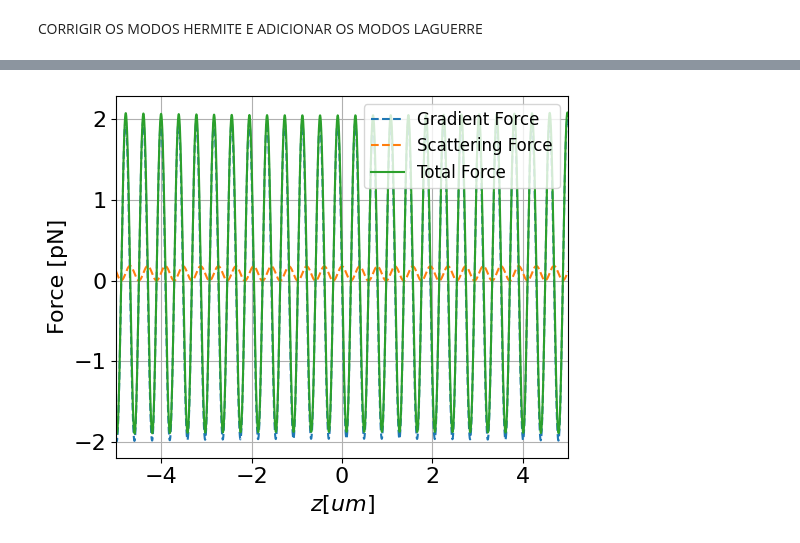
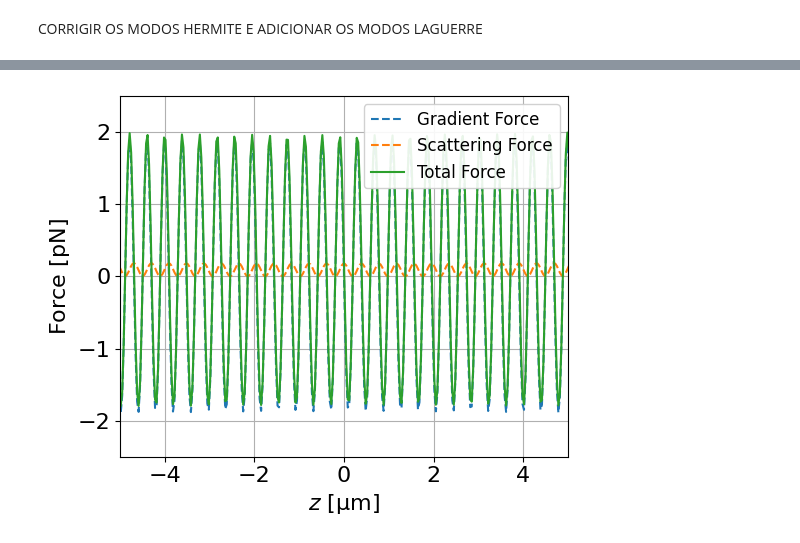
Before and after one commit to Hertz-A/Optical_Tweezers, a Jupyter notebook: forces&field.ipynb, the cells around one changed output, grey strips where cells are left out. Cells and saved outputs as stored; diff of their text form; code cells hidden in the pictures.

```diff
--- a/forces&field.ipynb
+++ b/forces&field.ipynb
@@ -68,7 +68,7 @@ def E(x,y,z):
 # %%
 x = np.linspace(-15*w_0,15*w_0,1000)
 y = np.linspace(-15*w_0,15*w_0,1000)
-z = np.linspace(-5e-6,5e-6,3000)
+z = np.linspace(-50e-6,50e-6,3000)
 E_max = E(0,0,0).real
 
 fig, axs = plt.subplots(2, 3, figsize=(18, 9))
@@ -116,6 +116,7 @@ axs[0,2].set_ylabel("y [w0]")
 axs[1,0].plot(x/w_0,E(x,0,0).real)
 axs[1,0].set_xlabel("x [w_0]")
 axs[1,0].set_ylabel("E [u.n]")
+axs[1,0].set_xlim(-5,5)
 axs[1,0].grid(True)
 
 axs[1,1].plot(y/w_0,E(0,y,0).real)
@@ -144,50 +145,53 @@ F_grad_y = (2*np.pi*n_md*(R**3)/c)*(((m_rri**2)-1)/((m_rri**2)+2))*np.gradient(I
 F_grad_z = (2*np.pi*n_md*(R**3)/c)*(((m_rri**2)-1)/((m_rri**2)+2))*np.gradient(I_z, z)
 
 tamanho_leg = 16
+tamanho_leg_2 = 22
 
-#fig, axs = plt.subplots(1, 3, figsize=(18, 6),sharey=True)
-#fig.suptitle("Force Relations", fontsize=27)
+#fig, axs = plt.subplots(1, 3, figsize=(18, 5.5),sharey=True)
+##fig.suptitle("Force Relations", fontsize=27)
 #
 #axs[0].plot(x/w_0, 10e12*(F_grad_x), label = "Total Force (Gradient)")
 #axs[0].grid(True)
-#axs[0].set_xlabel("x [w0]",fontsize=tamanho_leg)
-#axs[0].set_ylabel("Force [pN]",fontsize=tamanho_leg)
+#axs[0].set_xlabel(r'$x\ \mathrm{[w_0]}$',fontsize=tamanho_leg_2)
+#axs[0].set_ylabel(r'$\text{Force}\ \mathrm{[pN]}$',fontsize=tamanho_leg_2)
 #axs[0].set_xlim(-5,5)
-#axs[0].tick_params(axis='x', labelsize=tamanho_leg)
-#axs[0].tick_params(axis='y', labelsize=tamanho_leg)
+#axs[0].set_ylim(-80,80)
+#axs[0].tick_params(axis='x', labelsize=tamanho_leg_2)
+#axs[0].tick_params(axis='y', labelsize=tamanho_leg_2)
 #
 #axs[1].plot(y/w_0, 10e12*(F_grad_y), label = "Total Force")
 #axs[1].grid(True)
-#axs[1].set_xlabel("y [w0]", fontsize=tamanho_leg)
+#axs[1].set_xlabel(r'$y\ \mathrm{[w_0]}$', fontsize=tamanho_leg_2)
 #axs[1].set_xlim(-5,5)
-#axs[1].tick_params(axis='x', labelsize=tamanho_leg)
+##axs[1].set_ylim(-0.4,0.4)
+#axs[1].tick_params(axis='x', labelsize=tamanho_leg_2)
 #
 #axs[2].plot(z/z_R, 10e12*F_grad_z, '--', label = "Gradient Force")
 #axs[2].plot(z/z_R, 10e12*F_scatt_z,'--', label = "Scattering Force")
 #axs[2].plot(z/z_R, 10e12*(F_grad_z + F_scatt_z), label = "Total Force")
 #axs[2].grid(True)
-#axs[2].set_xlabel("z [zR]", fontsize=tamanho_leg)
+#axs[2].set_xlabel(r'$z\ \mathrm{[z_R]}$', fontsize=tamanho_leg_2)
 #axs[2].set_xlim(-5,5)
-#axs[2].tick_params(axis='x', labelsize=tamanho_leg)
+##axs[2].set_ylim(-0.4,0.4)
+#axs[2].tick_params(axis='x', labelsize=tamanho_leg_2)
 
 plt.figure(figsize=(5.5,4.5))
 plt.plot(z*1e6, 10e12*F_grad_z, '--', label = "Gradient Force")
 plt.plot(z*1e6, 10e12*F_scatt_z,'--', label = "Scattering Force")
 plt.plot(z*1e6, 10e12*(F_grad_z + F_scatt_z), label = "Total Force")
 plt.grid(True)
-plt.xlabel(r'$z [um]$', fontsize=tamanho_leg)
-plt.ylabel("Force [pN]",fontsize=tamanho_leg)
+plt.xlabel(r'$z\ \mathrm{[\mu m]}$', fontsize=tamanho_leg)
+plt.ylabel(r'$\text{Force}\ \mathrm{[pN]}$',fontsize=tamanho_leg)
 plt.tick_params(axis='x', labelsize=tamanho_leg)
 plt.tick_params(axis='y', labelsize=tamanho_leg)
 plt.xlim(-5,5)
-#plt.ylim(-0.1,0.4)
+plt.ylim(-2.5,2.5)
+plt.grid(True)
 
-#plt.grid(True)
-
-plt.legend(fontsize=12,loc='upper right')
+plt.legend(fontsize=12,loc='upper right', framealpha = 0.9)
 
 plt.tight_layout()
 plt.savefig("z_forces_counter_NA013.pdf", format='pdf', dpi=3000)
 plt.show()
 # %% [output]
-[figure, old version]
+[figure, new version]
```
Also changed, not shown: parts of 1 cell of this notebook, 1 other file.
